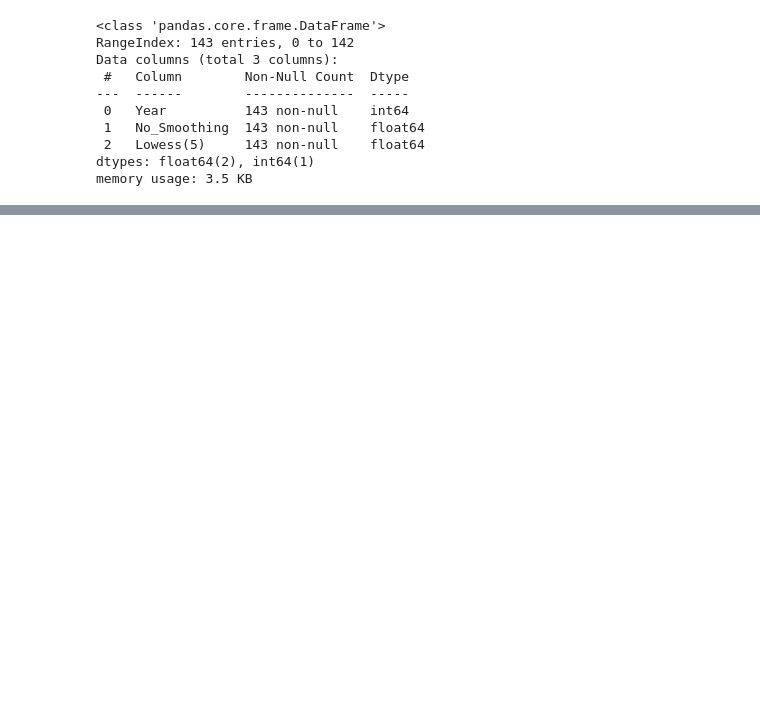
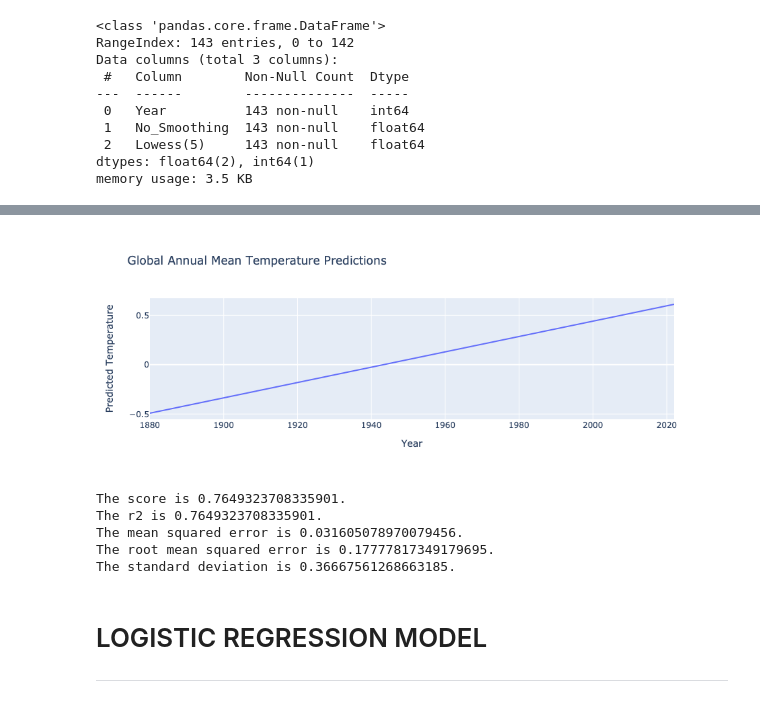
Before and after one commit to damian-robinson/multi-model-analysis, a Jupyter notebook: global_temperature.ipynb, the cells around one changed output, grey strips where cells are left out. Cells and saved outputs as stored; diff of their text form; code cells hidden in the pictures; blank space fills up the shorter version.

```diff
--- a/global_temperature.ipynb
+++ b/global_temperature.ipynb
@@ -67,0 +68,3 @@ plot.show()
+# %%
+# Fit the data into the model
+model.fit(X, y)
@@ -67,0 +73,9 @@ plot.show()
+# %%
+# Make predictions using the X set
+predicted_y_values = model.predict(X)
+# %%
+# Create a copy of the original data
+global_temperature_predicted = global_temperature.copy()
+# %%
+# Add a column with the predicted temperature values
+global_temperature_predicted['Predicted Temperature'] = predicted_y_values
@@ -67,0 +92,29 @@ plot.show()
+# %%
+# Visualize the dataframe
+plot2 = px.line(global_temperature_predicted, x='Year', y='Predicted Temperature', title='Global Annual Mean Temperature Predictions')
+plot2.show()
+# %% [output]
+[figure, added]
+# %%
+# Compute the metrics for the linear regression model
+score = model.score(X, y, sample_weight=None)
+r2 = r2_score(y, predicted_y_values)
+mse = mean_squared_error(y, predicted_y_values)
+rmse = np.sqrt(mse)
+std = np.std(y)
+
+# Print relevant metrics.
+print(f"The score is {score}.")
+print(f"The r2 is {r2}.")
+print(f"The mean squared error is {mse}.")
+print(f"The root mean squared error is {rmse}.")
+print(f"The standard deviation is {std}.")
+# %% [output]
+The score is 0.7649323708335901.
+The r2 is 0.7649323708335901.
+The mean squared error is 0.031605078970079456.
+The root mean squared error is 0.17777817349179695.
+The standard deviation is 0.36667561268663185.
+# %% [markdown]
+# LOGISTIC REGRESSION MODEL
+---
```
Also changed, not shown: parts of 13 cells of this notebook.
